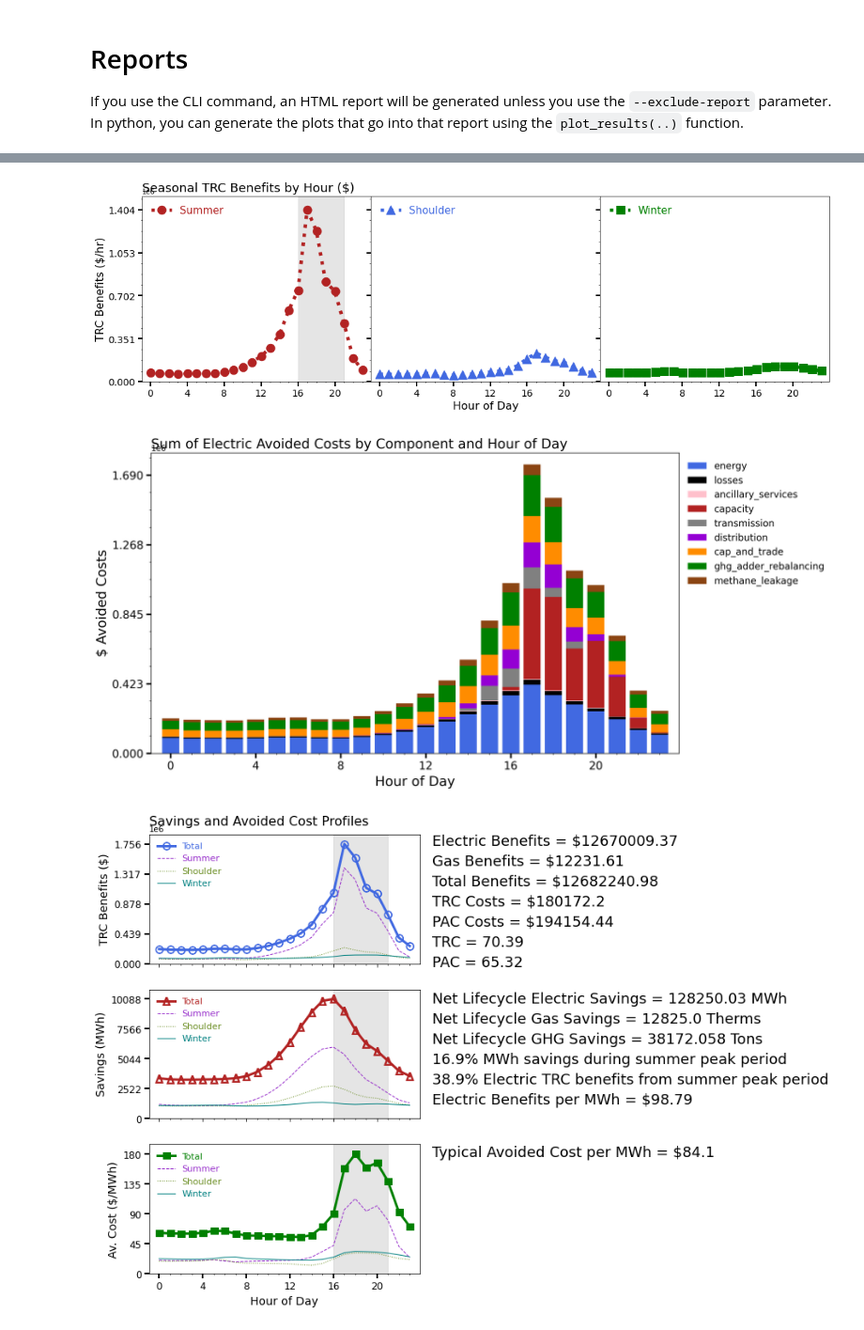
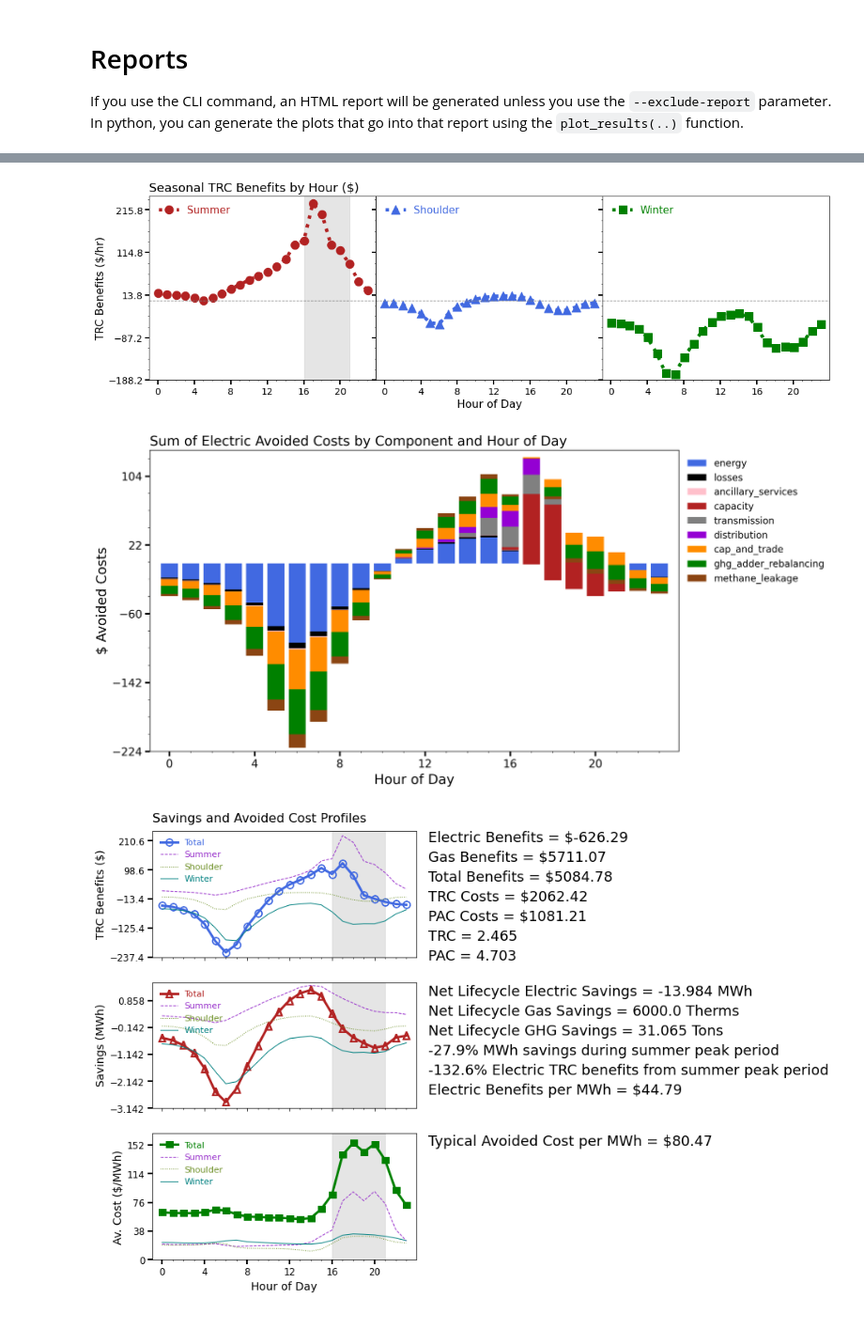
Before and after one commit to recurve-methods/flexvalue, a Jupyter notebook: notebooks/tutorial.ipynb, the cells around one changed output, grey strips where cells are left out. Shown at 94% size. Saved outputs shown, nothing was run; the diff lists cells and outputs as text; code cells hidden in the pictures.

Commit message:
Update examples and use heat impacts

```diff
--- a/notebooks/tutorial.ipynb
+++ b/notebooks/tutorial.ipynb
@@ -369,7 +370,7 @@ from flexvalue.examples import get_example_user_inputs_metered, get_example_mete
 metered_load_shape = get_example_metered_load_shape()
 flx_run = FlexValueRun(database_year='2020', metered_load_shape=metered_load_shape)
 
-user_inputs_metered = get_example_user_inputs_metered()
+user_inputs_metered = get_example_user_inputs_metered(metered_load_shape.columns)
 outputs_table_metered, electric_benefits_metered, gas_benefits_metered = flx_run.get_results(user_inputs=user_inputs_metered)
 outputs_table_metered
 # %% [output]
@@ -386,5 +383,5 @@ outputs_table_metered
 If you use the CLI command, an HTML report will be generated unless you use the `--exclude-report` parameter. In python, you can generate the plots that go into that report using the `plot_results(..)` function.
 # %%
 from flexvalue.plots import plot_results
-plot_results(outputs_table_deer, electric_benefits_deer, gas_benefits_deer)
+plot_results(outputs_table_metered, electric_benefits_metered, gas_benefits_metered)
 # %% [output]
@@ -392,3 +389,3 @@ plot_results(outputs_table_deer, electric_benefits_deer, gas_benefits_deer)
-[figure, old version]
+[figure, new version]
-[figure, old version]
+[figure, new version]
-[figure, old version]
+[figure, new version]
```
Also changed, not shown: parts of 20 cells of this notebook, 12 other files.
